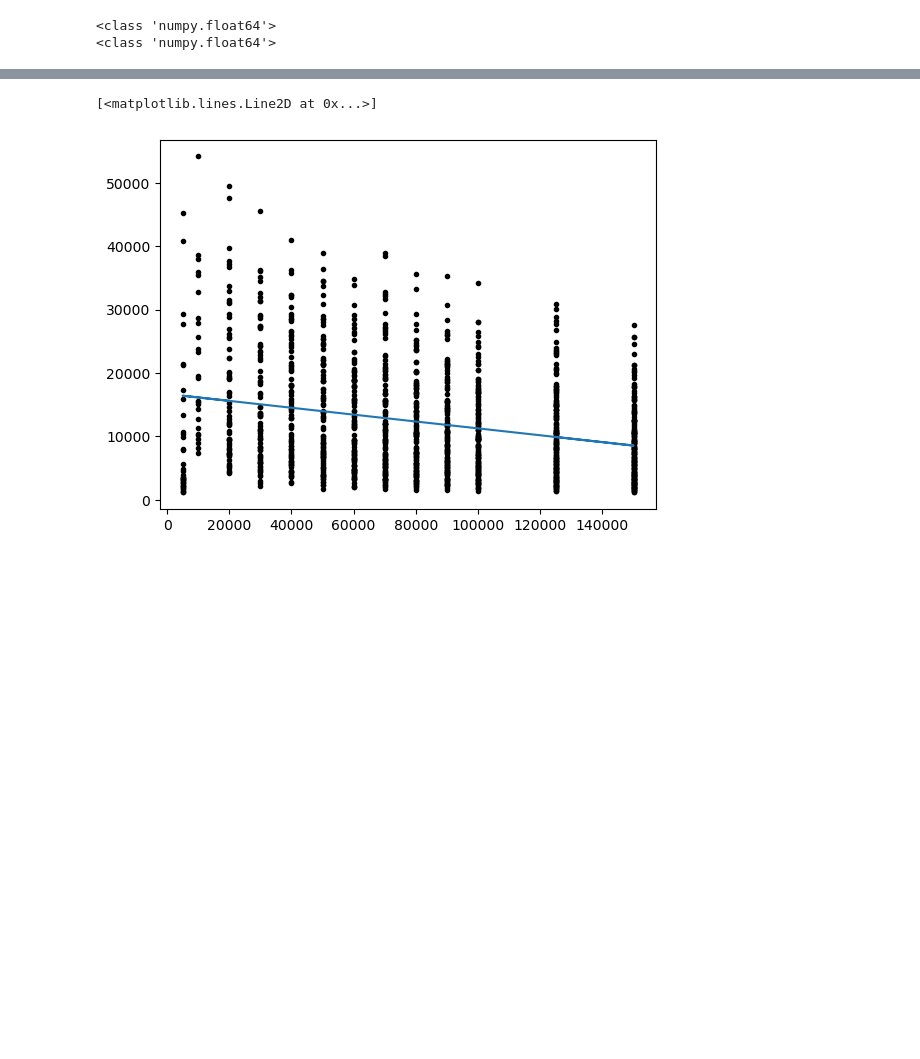
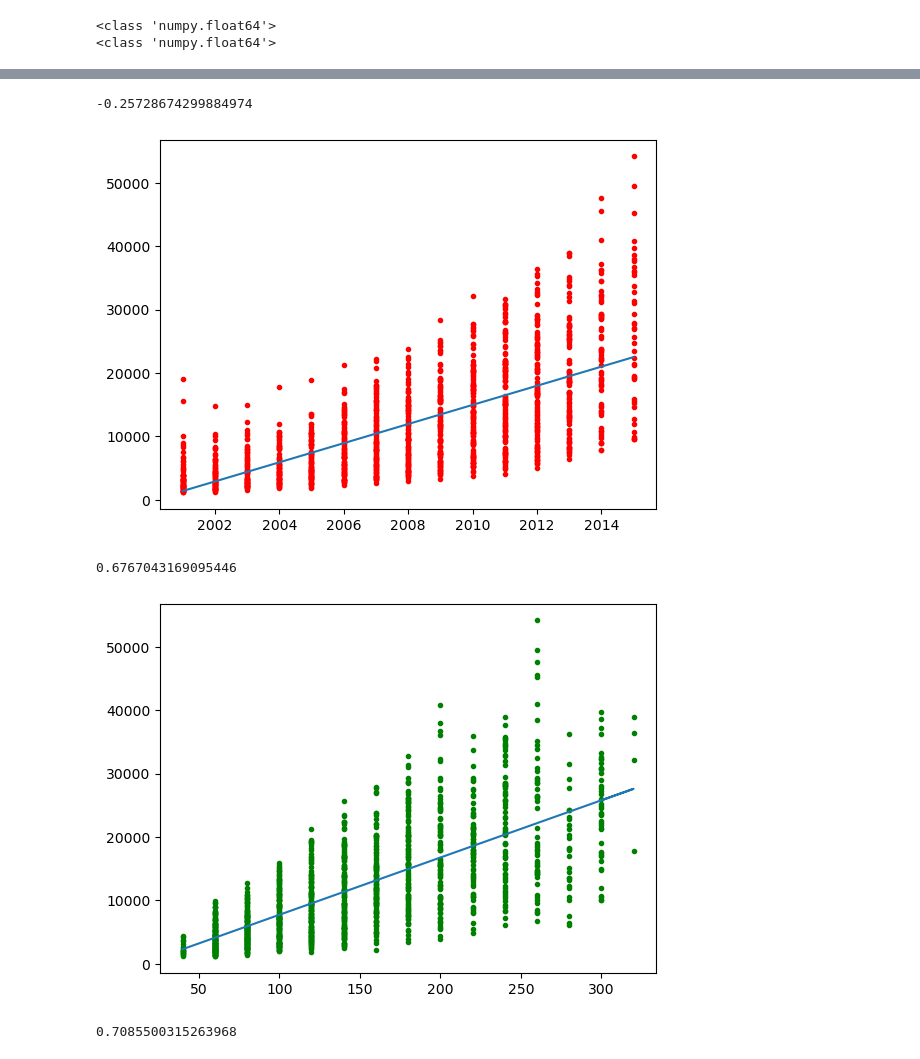
Before and after one commit to vepe99/MachineLearning22_PhysicsofData, a Jupyter notebook: Intro_Lab/Intro_Lab_Assignment.ipynb, the cells around one changed output, grey strips where cells are left out. Cells and saved outputs as stored; diff of their text form; code cells hidden in the pictures; blank space fills up the shorter version.

```diff
--- a/Intro_Lab/Intro_Lab_Assignment.ipynb
+++ b/Intro_Lab/Intro_Lab_Assignment.ipynb
@@ -69,9 +69,25 @@ print(type(price[0]))
 <class 'numpy.float64'>
 # %%
 plt.plot(km, price, 'k.')
-reg = stats.linregress(km, price)
+regkm = stats.linregress(km, price)
 #s, intercept, r, p, stderr, ints_std = stats.linregress(km, price)
 #reg = np.polyfit(km, price, deg = 1)
-y = reg[0]*km + reg[1\]
+y = regkm[0]*km + regkm[1]
 plt.plot(km, y)
+plt.show()
+print(regkm[2])
+
+plt.plot(year, price, '.r')
+regyear = stats.linregress(year, price)
+y = regyear[0]*year + regyear[1]
+plt.plot(year, y)
+plt.show()
+print(regyear[2])
+
+plt.plot(power, price, '.g')
+regpower =stats.linregress(power, price)
+y = regpower[0]*power + regpower[1]
+plt.plot(power, y)
+plt.show()
+print(regpower[2])
 # %% [output]
@@ -78,5 +95,8 @@ plt.plot(km, y)
-[<matplotlib.lines.Line2D at 0x...>]
+-0.25728674299884974
-[figure]
+[figure, added]
+0.6767043169095446
+[figure, added]
+0.7085500315263968
 # %%
 # (Optional) linear regression with linear_model.LinearRegression() (estimate price from year)
 # Recall that in Python a mx1 matrix is different from a 1D array -> need to reshape
```
Also changed, not shown: parts of 1 cell of this notebook, 2 other files.
